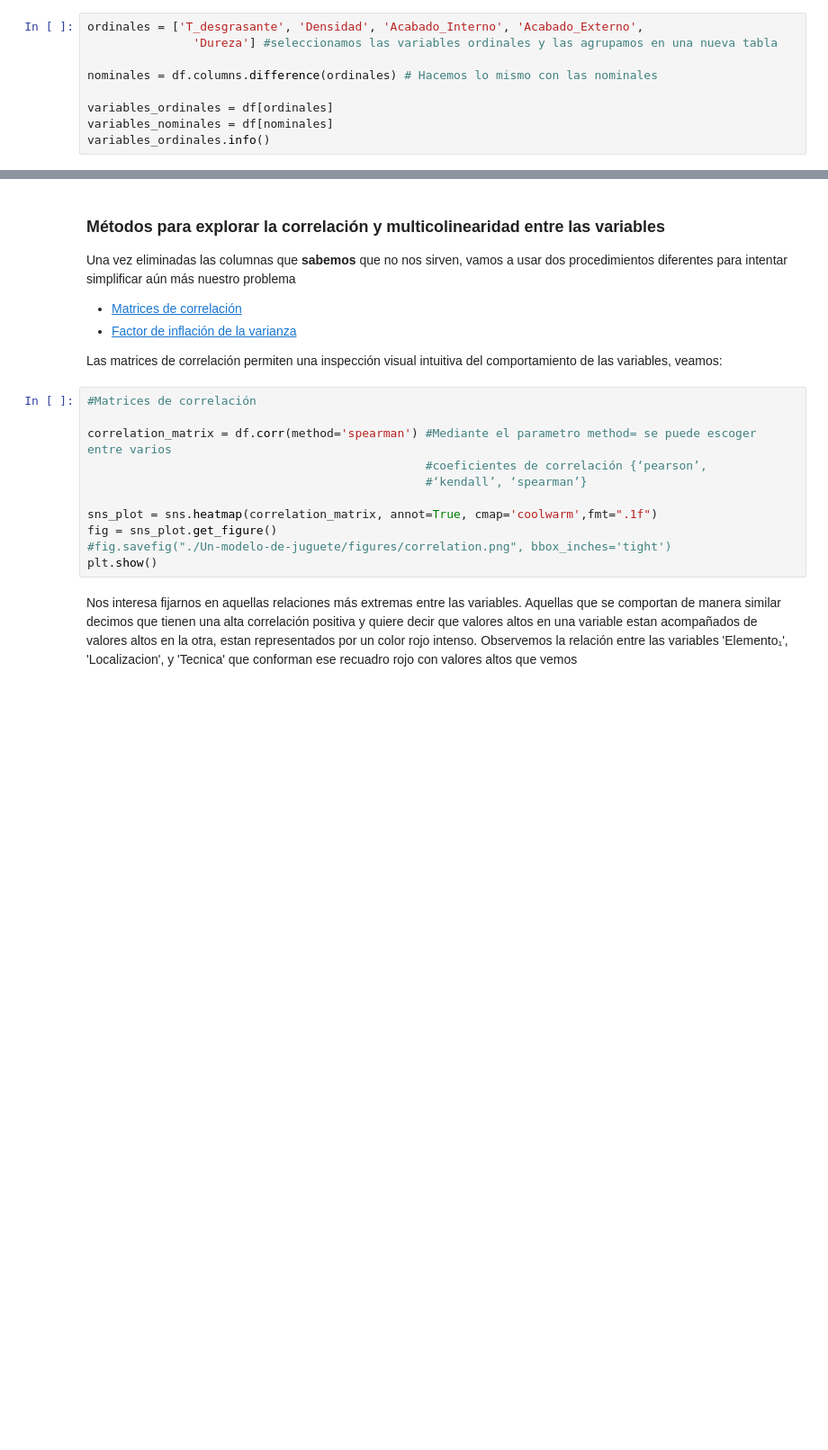
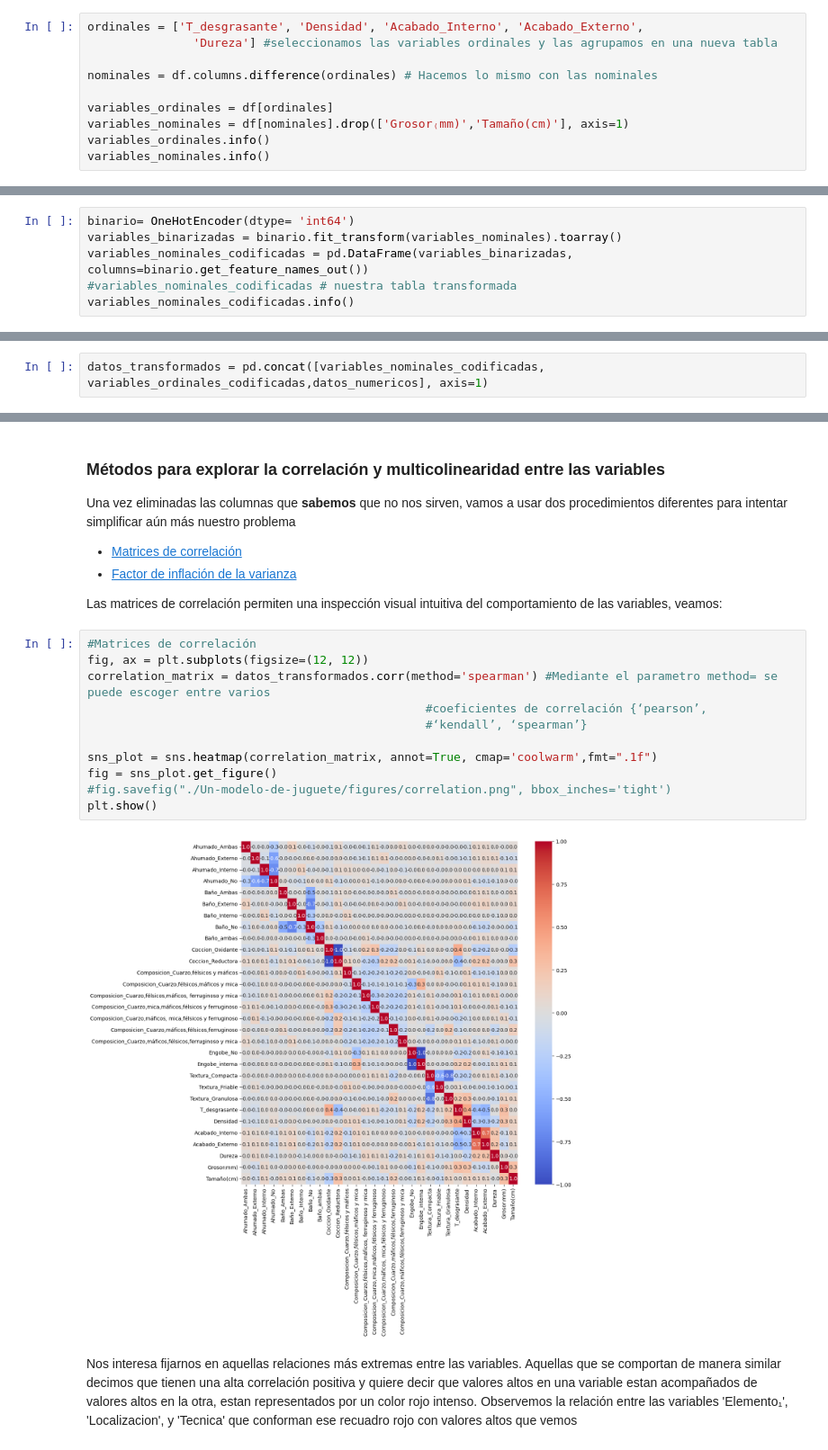
Before and after one commit to Daniel-SanchezG/Un-modelo-de-juguete, a Jupyter notebook: Preprocesamiento.ipynb, the cells around one changed output, grey strips where cells are left out. Shown at 90% size. Drawn from its saved outputs; the diff is of its cells as text; blank space fills up the shorter version.

```diff
--- a/Preprocesamiento.ipynb
+++ b/Preprocesamiento.ipynb
@@ -69,8 +116,9 @@ ordinales = ['T_desgrasante', 'Densidad', 'Acabado_Interno', 'Acabado_Externo',
 nominales = df.columns.difference(ordinales) # Hacemos lo mismo con las nominales
 
 variables_ordinales = df[ordinales]
-variables_nominales = df[nominales]
+variables_nominales = df[nominales].drop(['Grosor₍mm)','Tamaño(cm)'], axis=1)
 variables_ordinales.info()
+variables_nominales.info()
 # %% [output]
 <class 'pandas.core.frame.DataFrame'>
 RangeIndex: 578 entries, 0 to 577
@@ -140,0 +200,6 @@ print(encoding_full)
+# %%
+binario= OneHotEncoder(dtype= 'int64')
+variables_binarizadas = binario.fit_transform(variables_nominales).toarray()
+variables_nominales_codificadas = pd.DataFrame(variables_binarizadas, columns=binario.get_feature_names_out())
+#variables_nominales_codificadas # nuestra tabla transformada
+variables_nominales_codificadas.info()
@@ -140,0 +227,2 @@ print(encoding_full)
+# %%
+datos_transformados = pd.concat([variables_nominales_codificadas, variables_ordinales_codificadas,datos_numericos], axis=1)
@@ -149,15 +257,17 @@ Una vez eliminadas las columnas que **sabemos** que no nos sirven, vamos a usar
 Las matrices de correlación permiten una inspección visual intuitiva del comportamiento de las variables, veamos:
 # %%
 #Matrices de correlación
-
-correlation_matrix = df.corr(method='spearman') #Mediante el parametro method= se puede escoger entre varios
+fig, ax = plt.subplots(figsize=(12, 12))
+correlation_matrix = datos_transformados.corr(method='spearman') #Mediante el parametro method= se puede escoger entre varios
                                                 #coeficientes de correlación {‘pearson’,
                                                 #‘kendall’, ‘spearman’}
 
 sns_plot = sns.heatmap(correlation_matrix, annot=True, cmap='coolwarm',fmt=".1f")
 fig = sns_plot.get_figure()
 #fig.savefig("./Un-modelo-de-juguete/figures/correlation.png", bbox_inches='tight')
 plt.show()
+# %% [output]
+[figure, added]
 # %% [markdown]
 Nos interesa fijarnos en aquellas relaciones más extremas entre las variables. Aquellas que se comportan de manera similar decimos que tienen una alta correlación positiva y quiere decir que valores altos en una variable estan acompañados de valores altos en la otra, estan representados por un color rojo intenso.
 Observemos  la relación entre las variables 'Elemento₁', 'Localizacion', y 'Tecnica' que conforman ese recuadro rojo con valores altos que vemos
```
Also changed, not shown: parts of 21 cells of this notebook, 2 other files.
